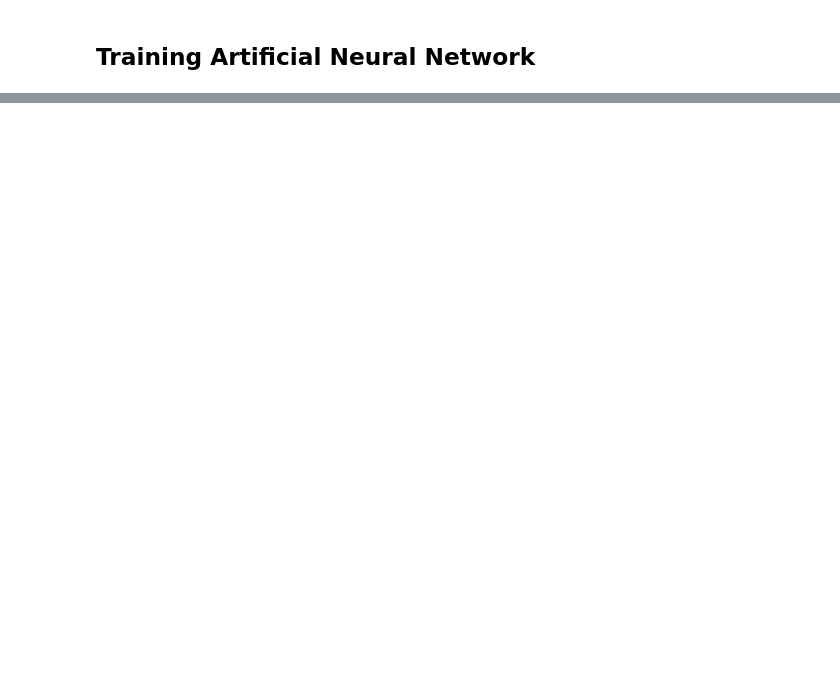
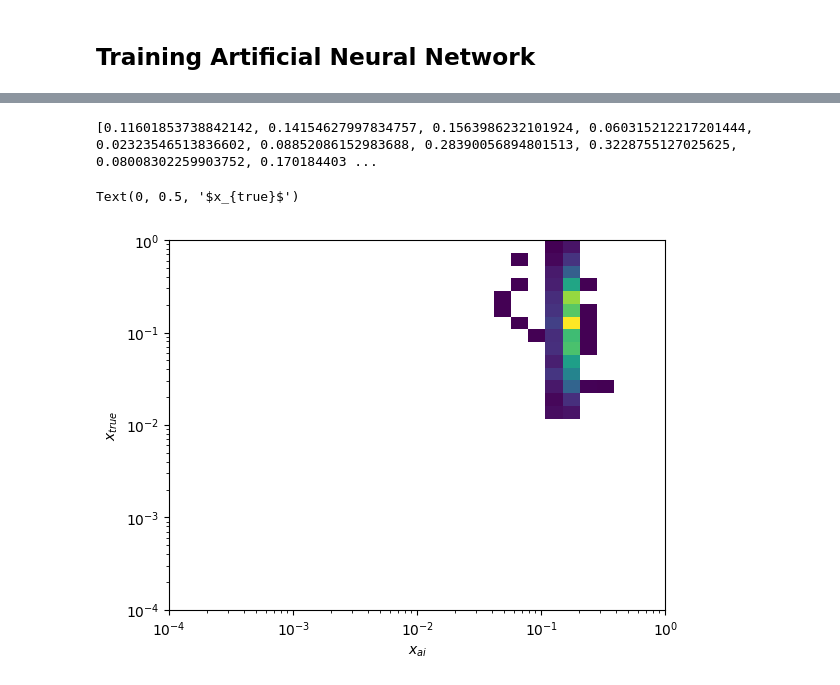
Before and after one commit to holt-rogers/EIC_JLAB_analysis, a Jupyter notebook: tasks/DIS_with_pytorch.ipynb, the cells around one changed output, grey strips where cells are left out. Drawn from its saved outputs; the diff is of its cells as text; code cells hidden in the pictures; blank space fills up the shorter version.

Commit message:
finished graphs

```diff
--- a/tasks/DIS_with_pytorch.ipynb
+++ b/tasks/DIS_with_pytorch.ipynb
@@ -81,7 +81,7 @@ for f, file_path in enumerate(files):
                     p0 = np.sqrt(0.938**2 + p1**2 + p2**2 + p3**2)
                     pq = p0 * q0 - p1 * q1 - p2 * q2 - p3 * q3
                     xevent.append(0.5 * Q2 / pq)
-                    energyEvents.append(Eproton)
+                    energyEvents.append(kp0)
                     angleEvents.append(theta)
 
 
@@ -128,12 +128,12 @@ for f, file_path in enumerate(files):
 # %%
 mc_particles = events['MCParticles'].arrays()
 
-Q2true, xtrue = [], []
+Q2true, xtrue, ytrue = [], [], []
 # loop through all the indexes we got the other values from so we skip the same events
 for lst  in indexes:
     for i in lst:
         event = mc_particles['MCParticles.PDG'][i]
-        Q2tot, xtot = [], []
+        Q2tot, xtot, ytot = [], [], []
         for j, particle in enumerate(event):
             if mc_particles['MCParticles.generatorStatus'][i][j] != 1 or particle != 11:
                 continue
@@ -148,10 +148,12 @@ for lst  in indexes:
             x = Q2 / s / y
             xtot.append(x)
             Q2tot.append(Q2)
+            ytot.append(x)
 
         # if we have multiple events, use one with largest Q2
         if len(xtot) > 0:
             xtrue.append(xtot[Q2tot.index(max(Q2tot))])
+            ytrue.append(ytot[Q2tot.index(max(Q2tot))])
             Q2true.append(max(Q2tot))
 
 print(len(xtrue))
@@ -162,5 +164,5 @@ import math
 
 for i in range(len(xtrue)):
     q2 = 2 * eEnergy[i] * E * (1 + math.cos(eAngle[i]))
-
-    print(q2, Q2true[i], Q2e[i])
+    y = (1/2/E) * epz[i]
+    q3 = 1/(1 - y) * pth[i]
@@ -398,0 +529,15 @@ accuracy: tensor([-128.9012])
+# %%
+x_bins = np.logspace(-4, 0, 30) # specify exponents of 10
+Q2_bins = np.logspace(0, 3, 40) # specify exponents of 10
+
+print(aiTrueX)
+
+plt.hist2d(aiOPX, aiTrueX, bins = [x_bins, x_bins],cmin = 1)
+plt.xscale('log')
+plt.yscale('log')
+plt.xlabel('$x_{ai}$')
+plt.ylabel('$x_{true}$')
+# %% [output]
+[0.11601853738842142, 0.14154627997834757, 0.1563986232101924, 0.060315212217201444, 0.02323546513836602, 0.08852086152983688, 0.28390056894801513, 0.3228755127025625, 0.08008302259903752, 0.170184403 ...
+Text(0, 0.5, '$x_{true}$')
+[figure, added]
```
Also changed, not shown: parts of 9 cells of this notebook.
